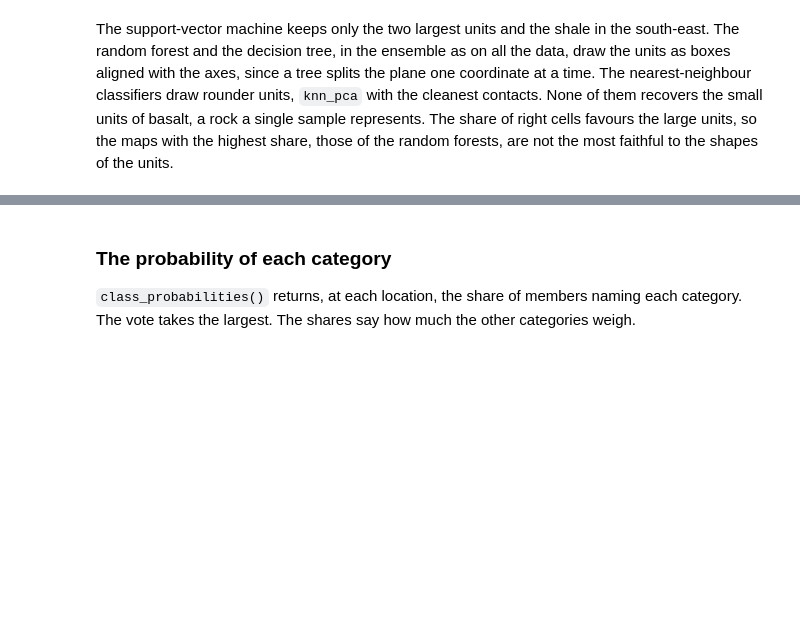
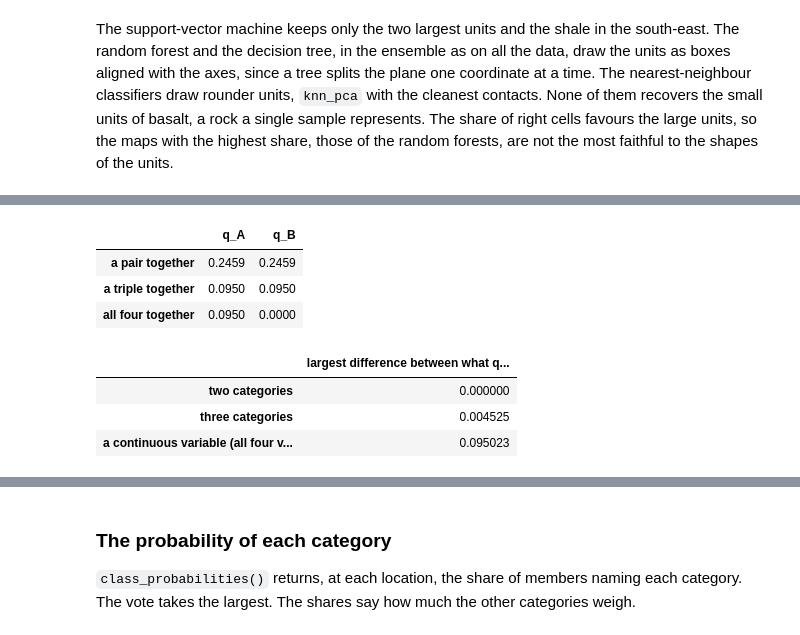
Before and after one commit to alges/spatialize-examples, a Jupyter notebook: examples/08_categorical/20_categories.ipynb, the cells around one changed output, grey strips where cells are left out. Drawn from its saved outputs; the diff is of its cells as text; code cells hidden in the pictures; blank space fills up the shorter version.

```diff
--- a/examples/08_categorical/20_categories.ipynb
+++ b/examples/08_categorical/20_categories.ipynb
@@ -204,0 +207,56 @@ disagreement among the members measures that freedom location by location.
+# %%
+from itertools import product
+
+def set_partitions(items):
+    # every way of grouping the items into blocks
+    if not items:
+        yield []
+        return
+    first, rest = items[0], items[1:]
+    for partition in set_partitions(rest):
+        yield [[first]] + partition
+        for k in range(len(partition)):
+            yield partition[:k] + [[first] + partition[k]] + partition[k + 1:]
+
+partitions = [tuple(tuple(sorted(b)) for b in sorted(p)) for p in set_partitions([0, 1, 2, 3])]
+profile = lambda p: tuple(sorted((len(b) for b in p), reverse=True))
+
+def grouping_laws(mu4):
+    a, c, d, D = 1 + mu4 / 3, mu4 / 3, 3 + mu4, 7 + 2 * mu4
+    weight_a = {(4,): 1, (2, 1, 1): a}
+    weight_b = {(3, 1): 1, (2, 2): c, (1, 1, 1, 1): d}
+    return ({p: weight_a.get(profile(p), 0) / D for p in partitions},
+            {p: weight_b.get(profile(p), 0) / D for p in partitions})
+
+def category_law(q, shares):
+    # the probability of each pattern of categories at the four locations: every block takes one
+    # category, drawn independently with the given shares
+    law = {}
+    for pattern in product(range(len(shares)), repeat=4):
+        law[pattern] = sum(w * np.prod([shares[pattern[b[0]]] if len({pattern[i] for i in b}) == 1 else 0.0 for b in p])
+                           for p, w in q.items())
+    return law
+
+def together(q, locations):
+    return sum(w for p, w in q.items() if any(set(locations) <= set(b) for b in p))
+
+p = 0.3                                                  # two categories, the rarer with probability 0.3
+binary_mu4 = p ** 2 / (1 - p) + (1 - p) ** 2 / p           # the fourth moment of the standardised two-valued mark
+q_a, q_b = grouping_laws(binary_mu4)
+two = (category_law(q_a, [1 - p, p]), category_law(q_b, [1 - p, p]))
+three = (category_law(q_a, [0.5, 0.3, 0.2]), category_law(q_b, [0.5, 0.3, 0.2]))
+gap = lambda laws: max(abs(laws[0][k] - laws[1][k]) for k in laws[0])
+display(pd.DataFrame({name: {"a pair together": together(q, (0, 1)), "a triple together": together(q, (0, 1, 2)),
+                             "all four together": together(q, (0, 1, 2, 3))} for name, q in (("q_A", q_a), ("q_B", q_b))}).round(4))
+pd.Series({"two categories": gap(two), "three categories": gap(three),
+           "a continuous variable (all four values equal)": abs(together(q_a, (0, 1, 2, 3)) - together(q_b, (0, 1, 2, 3)))},
+          name="largest difference between what q_A and q_B give").to_frame().round(6)
+# %% [output]
+|  | q_A | q_B |
+| a pair together | 0.2459 | 0.2459 |
+| a triple together | 0.0950 | 0.0950 |
+| all four together | 0.0950 | 0.0000 |
+|  | largest difference between what q... |
+| two categories | 0.000000 |
+| three categories | 0.004525 |
+| a continuous variable (all four v... | 0.095023 |
```
Also changed, not shown: parts of 4 cells of this notebook, 2 other files.
